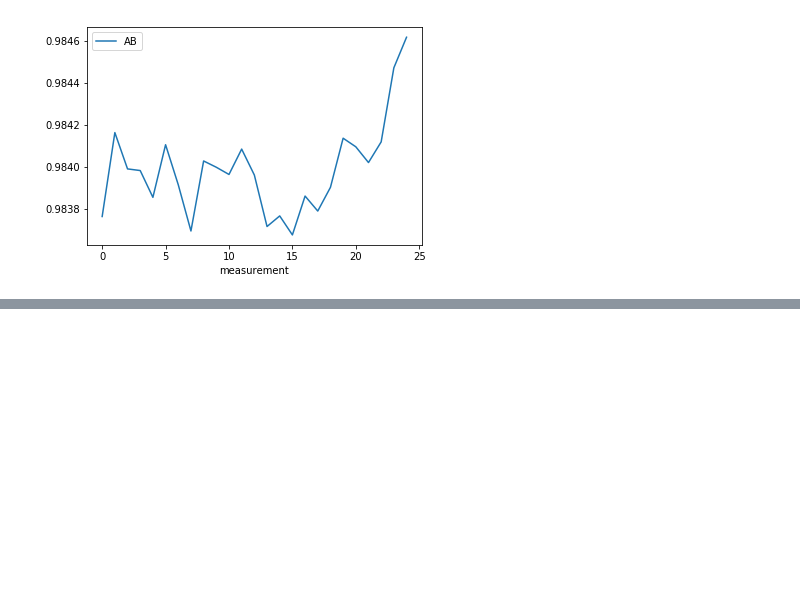
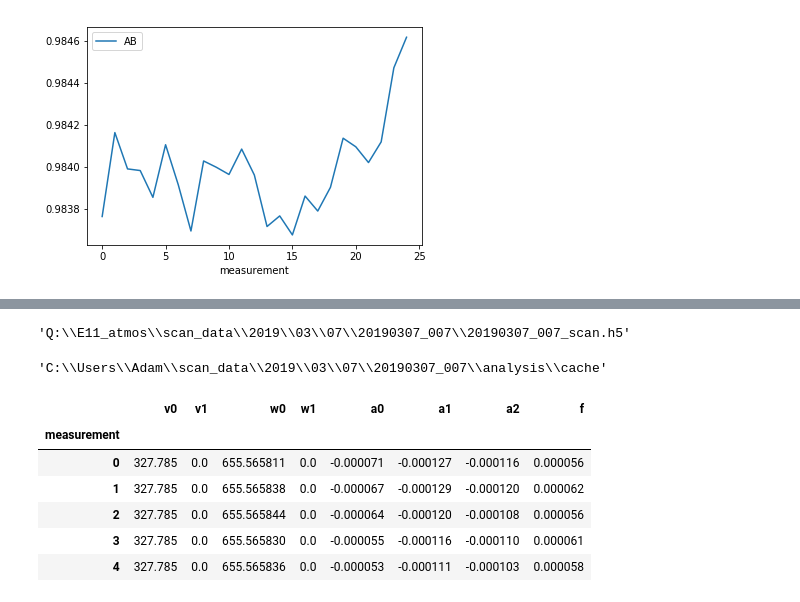
Before and after one commit to ad3ller/e11_analysis, a Jupyter notebook: notebooks/6)_Caching.ipynb, the cells around one changed output, grey strips where cells are left out. Saved outputs shown, nothing was run; the diff lists cells and outputs as text; code cells hidden in the pictures; blank space fills up the shorter version.

```diff
--- a/notebooks/6)_Caching.ipynb
+++ b/notebooks/6)_Caching.ipynb
@@ -208,0 +215,29 @@ fil = sub_dire(data.out_dire, "notebooks", "caching.ipynb")
+# %%
+# data
+remote = r"Q:\E11_atmos\scan_data"
+rid = "20190307_007"
+fil = run_file(remote, rid, ftype="_scan.h5")
+# output
+local = r"C:\Users\Adam\scan_data"
+out_dire = run_dire(local, rid, "analysis", create=True)
+# connect to file
+scan = H5Scan(fil, out_dire=out_dire)
+# %%
+scan.fil
+# %% [output]
+'Q:\\E11_atmos\\scan_data\\2019\\03\\07\\20190307_007\\20190307_007_scan.h5'
+# %%
+scan.cache_dire
+# %% [output]
+'C:\\Users\\Adam\\scan_data\\2019\\03\\07\\20190307_007\\analysis\\cache'
+# %%
+df = scan.df("analysis", cache=True)
+df.head()
+# %% [output]
+|  | v0 | v1 | w0 | w1 | a0 | a1 | a2 | f |
+| measurement |  |  |  |  |  |  |  |  |
+| 0 | 327.785 | 0.0 | 655.565811 | 0.0 | -0.000071 | -0.000127 | -0.000116 | 0.000056 |
+| 1 | 327.785 | 0.0 | 655.565838 | 0.0 | -0.000067 | -0.000129 | -0.000120 | 0.000062 |
+| 2 | 327.785 | 0.0 | 655.565844 | 0.0 | -0.000064 | -0.000120 | -0.000108 | 0.000056 |
+| 3 | 327.785 | 0.0 | 655.565830 | 0.0 | -0.000055 | -0.000116 | -0.000110 | 0.000061 |
+| 4 | 327.785 | 0.0 | 655.565836 | 0.0 | -0.000053 | -0.000111 | -0.000103 | 0.000058 |
```
Also changed, not shown: parts of 12 cells of this notebook, 6 other files.
